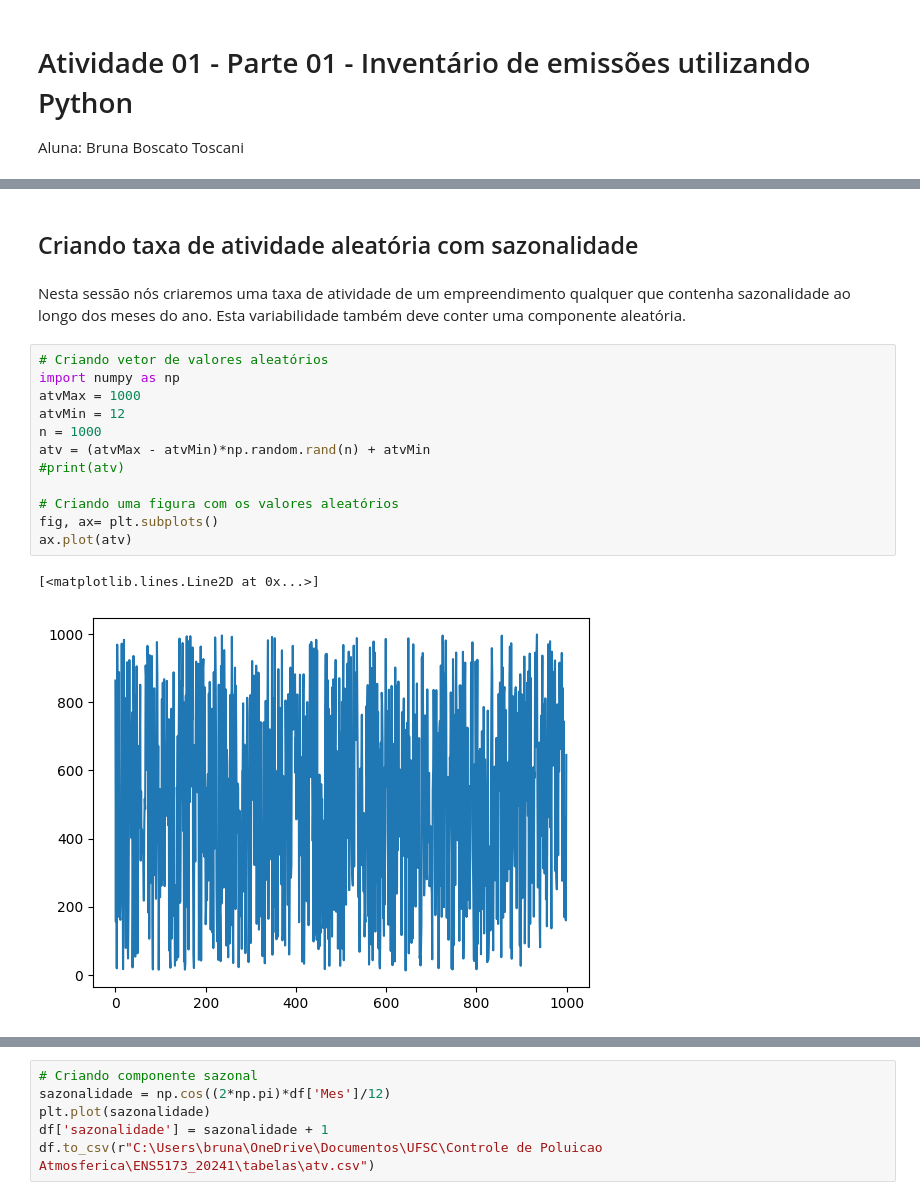
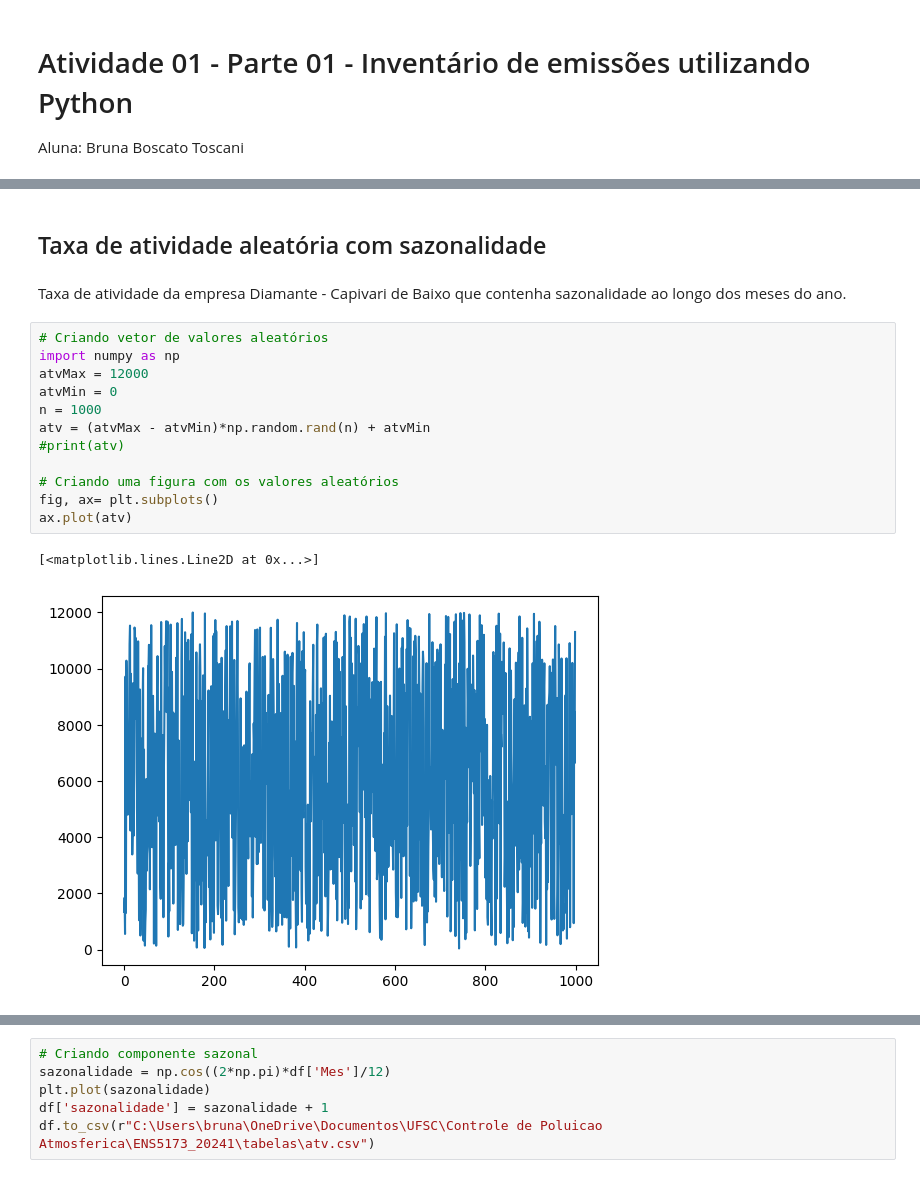
Before and after one commit to brunaboscato/ENS5173_20241, a Jupyter notebook: Atividade01_01.ipynb, the cells around one changed output, grey strips where cells are left out. Drawn from its saved outputs; the diff is of its cells as text.

```diff
--- a/Atividade01_01.ipynb
+++ b/Atividade01_01.ipynb
@@ -59,22 +76,22 @@ NameError: name 'fe' is not defined
 # %% [markdown]
-## Criando taxa de atividade aleatória com sazonalidade
+## Taxa de atividade aleatória com sazonalidade
 # %% [markdown]
-Nesta sessão nós criaremos uma taxa de atividade de um empreendimento qualquer que contenha sazonalidade ao longo dos meses do ano. Esta variabilidade também deve conter uma componente aleatória.
+Taxa de atividade da empresa Diamante - Capivari de Baixo que contenha sazonalidade ao longo dos meses do ano.
 # %%
 # Criando vetor de valores aleatórios
 import numpy as np
-atvMax = 1000
-atvMin = 12
+atvMax = 12000
+atvMin = 0
 n = 1000
 atv = (atvMax - atvMin)*np.random.rand(n) + atvMin
 #print(atv)
 
 # Criando uma figura com os valores aleatórios
 fig, ax= plt.subplots()
 ax.plot(atv)
 # %% [output]
 [<matplotlib.lines.Line2D at 0x...>]
-[figure, old version]
+[figure, new version]
 # %%
 # Criar um vetor com as datas
 from datetime import datetime, timedelta
```
Also changed, not shown: parts of 7 cells of this notebook.
